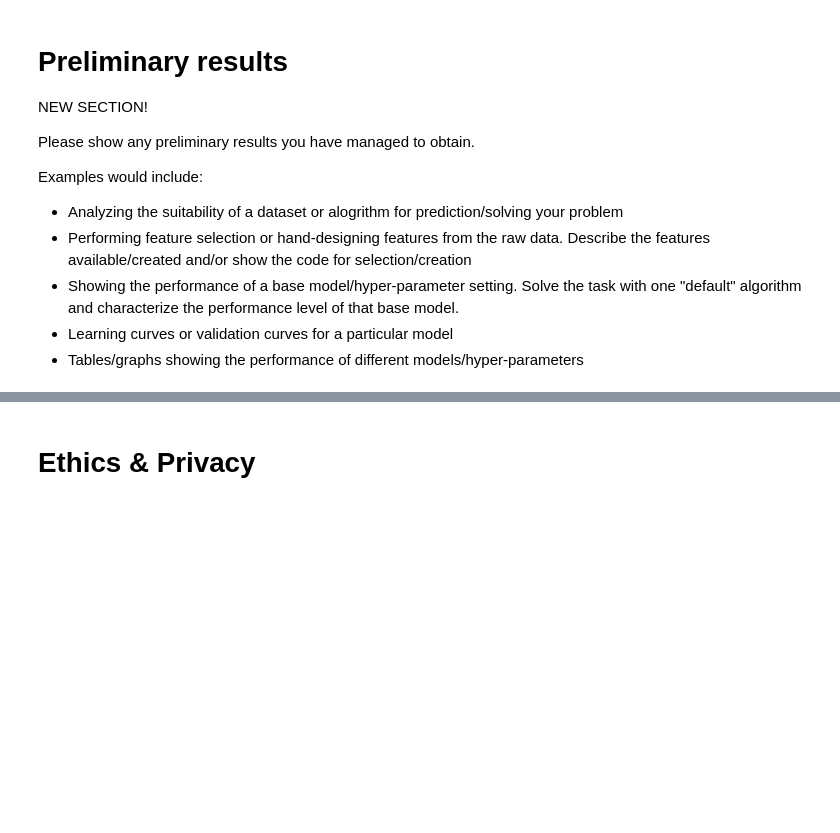
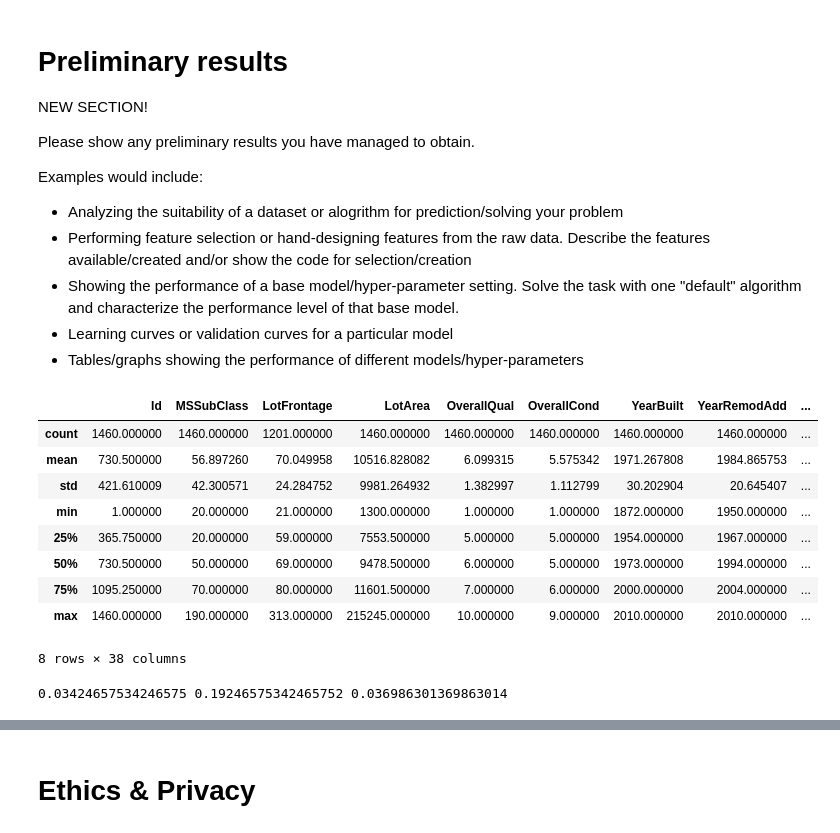
Before and after one commit to COGS118A/Group047-Sp22, a Jupyter notebook: Checkpoint_group047.ipynb, the cells around one changed output, grey strips where cells are left out. Cells and saved outputs as stored; diff of their text form; code cells hidden in the pictures; blank space fills up the shorter version.

```diff
--- a/Checkpoint_group047.ipynb
+++ b/Checkpoint_group047.ipynb
@@ -105,3 +105,25 @@ Examples would include:
 - Showing the performance of a base model/hyper-parameter setting.  Solve the task with one "default" algorithm and characterize the performance level of that base model.
 - Learning curves or validation curves for a particular model
 - Tables/graphs showing the performance of different models/hyper-parameters
+# %%
+train_set = pd.read_csv('./data/train.csv')
+test_set = pd.read_csv('./data/test.csv')
+train_set.describe()
+# %% [output]
+|  | Id | MSSubClass | LotFrontage | LotArea | OverallQual | OverallCond | YearBuilt | YearRemodAdd | ... |
+| count | 1460.000000 | 1460.000000 | 1201.000000 | 1460.000000 | 1460.000000 | 1460.000000 | 1460.000000 | 1460.000000 | ... |
+| mean | 730.500000 | 56.897260 | 70.049958 | 10516.828082 | 6.099315 | 5.575342 | 1971.267808 | 1984.865753 | ... |
+| std | 421.610009 | 42.300571 | 24.284752 | 9981.264932 | 1.382997 | 1.112799 | 30.202904 | 20.645407 | ... |
+| min | 1.000000 | 20.000000 | 21.000000 | 1300.000000 | 1.000000 | 1.000000 | 1872.000000 | 1950.000000 | ... |
+| 25% | 365.750000 | 20.000000 | 59.000000 | 7553.500000 | 5.000000 | 5.000000 | 1954.000000 | 1967.000000 | ... |
+| 50% | 730.500000 | 50.000000 | 69.000000 | 9478.500000 | 6.000000 | 5.000000 | 1973.000000 | 1994.000000 | ... |
+| 75% | 1095.250000 | 70.000000 | 80.000000 | 11601.500000 | 7.000000 | 6.000000 | 2000.000000 | 2004.000000 | ... |
+| max | 1460.000000 | 190.000000 | 313.000000 | 215245.000000 | 10.000000 | 9.000000 | 2010.000000 | 2010.000000 | ... |
+8 rows × 38 columns
+# %%
+percent_alley = train_set[train_set['Alley'] == 'Grvl'].shape[0]/train_set.shape[0]
+percent_fence = train_set[train_set['Fence'].isnull()==False].shape[0]/train_set.shape[0]
+percent_misc = train_set[train_set['MiscFeature'].isnull()==False].shape[0]/train_set.shape[0]
+print(percent_alley, percent_fence, percent_misc)
+# %% [output]
+0.03424657534246575 0.19246575342465752 0.036986301369863014
```
Also changed, not shown: parts of 4 cells of this notebook.
